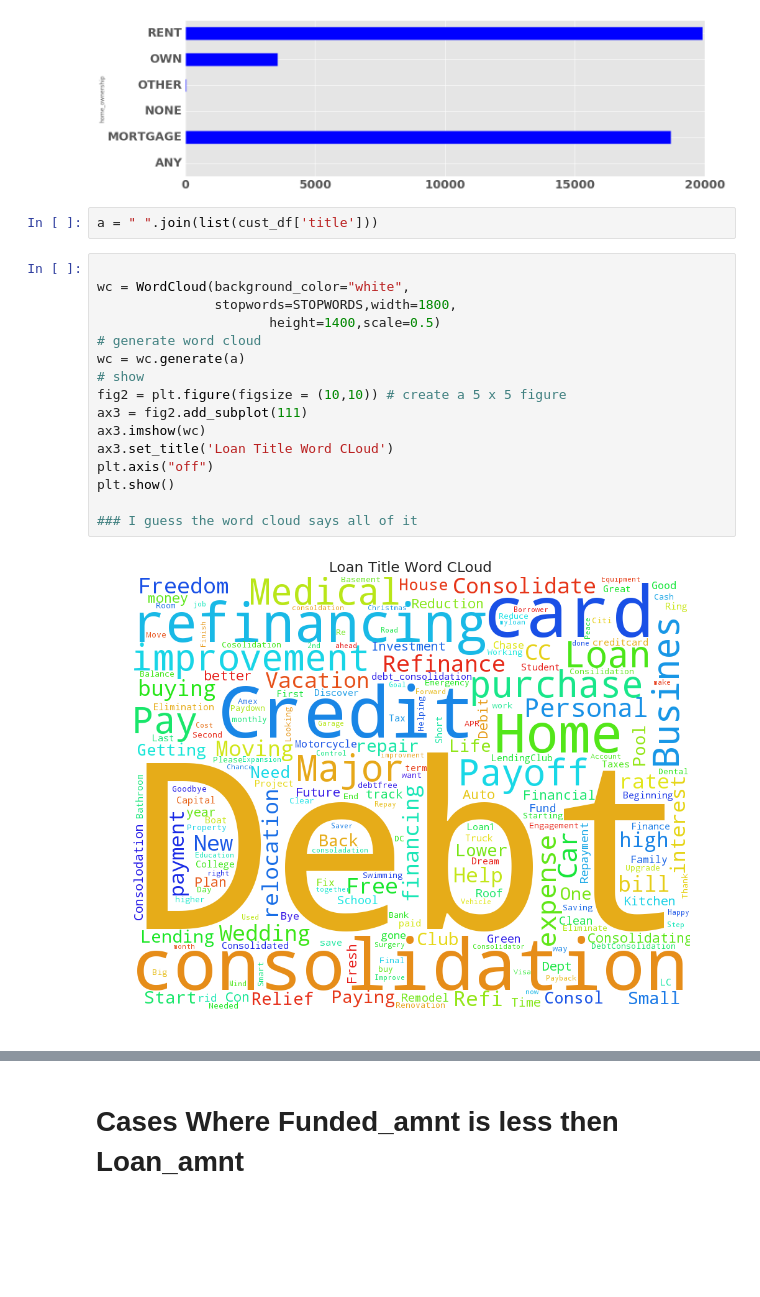
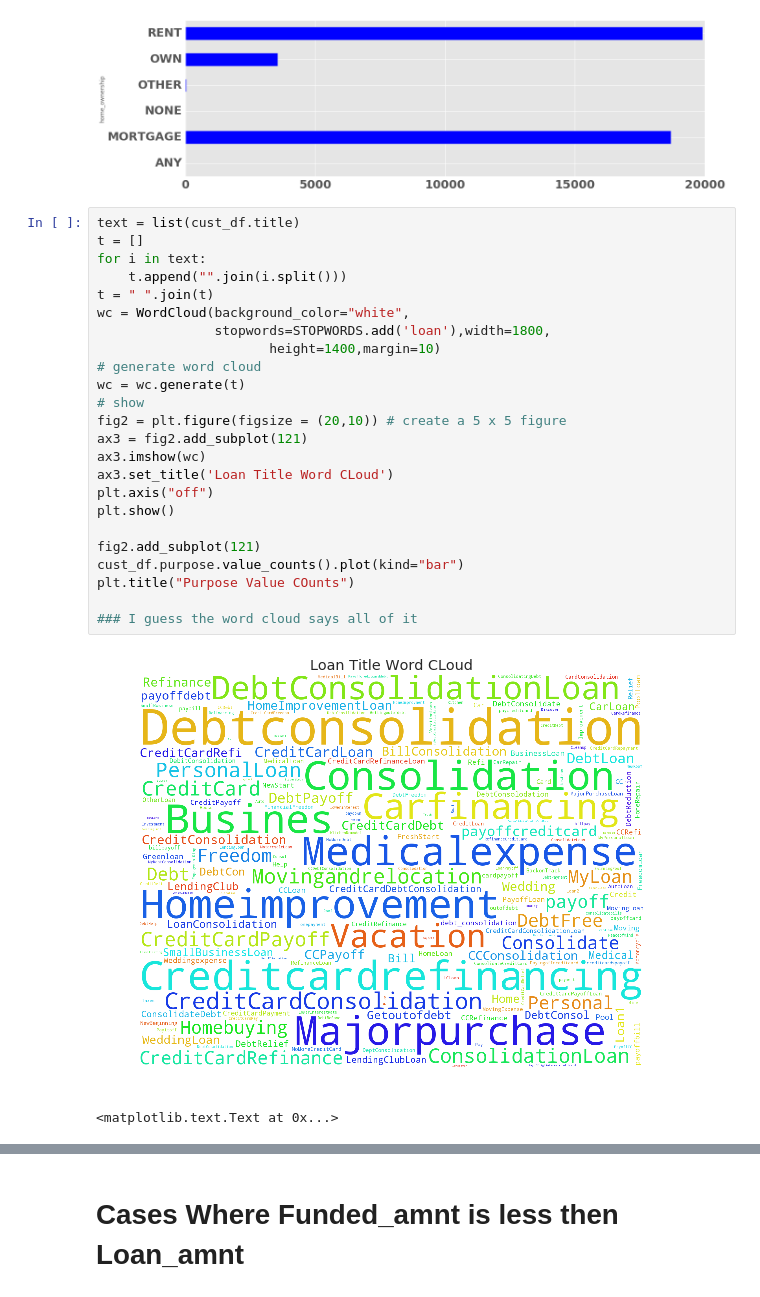
Before and after one commit to thakursc1-zz/Lending_Club_data_analysis, a Jupyter notebook: Special Analysis.ipynb, the cells around one changed output, grey strips where cells are left out. Cells and saved outputs as stored; diff of their text form; blank space fills up the shorter version.

```diff
--- a/Special Analysis.ipynb
+++ b/Special Analysis.ipynb
@@ -109,23 +109,30 @@ charged_off.plot(kind='barh',figsize=(20,6),fontsize=25)
 # %% [output]
 <matplotlib.axes._subplots.AxesSubplot at 0x...>
 [figure]
-# %%
-a = " ".join(list(cust_df['title']))
 # %%
-
+text = list(cust_df.title)
+t = []
+for i in text:
+    t.append("".join(i.split()))
+t = " ".join(t)
 wc = WordCloud(background_color="white",
-               stopwords=STOPWORDS,width=1800,
-                      height=1400,scale=0.5)
+               stopwords=STOPWORDS.add('loan'),width=1800,
+                      height=1400,margin=10)
 # generate word cloud
-wc = wc.generate(a)
+wc = wc.generate(t)
 # show
-fig2 = plt.figure(figsize = (10,10)) # create a 5 x 5 figure
-ax3 = fig2.add_subplot(111)
+fig2 = plt.figure(figsize = (20,10)) # create a 5 x 5 figure
+ax3 = fig2.add_subplot(121)
 ax3.imshow(wc)
 ax3.set_title('Loan Title Word CLoud')
 plt.axis("off")
 plt.show()
 
+fig2.add_subplot(121)
+cust_df.purpose.value_counts().plot(kind="bar")
+plt.title("Purpose Value COunts")
+
 ### I guess the word cloud says all of it
 # %% [output]
-[figure, old version]
+[figure, new version]
+<matplotlib.text.Text at 0x...>
```
Also changed, not shown: parts of 12 cells of this notebook.
